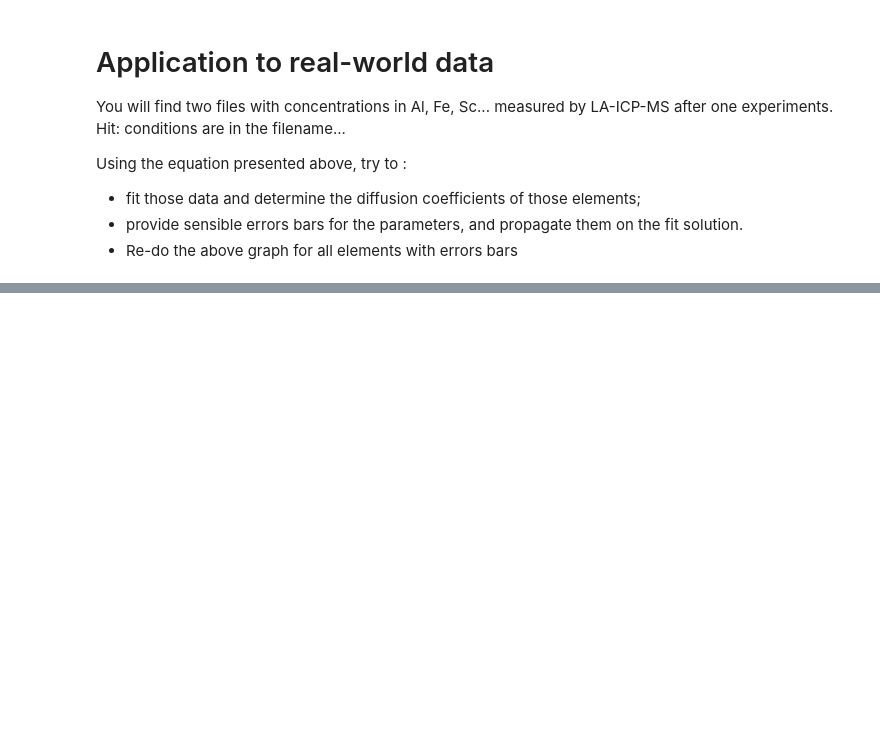
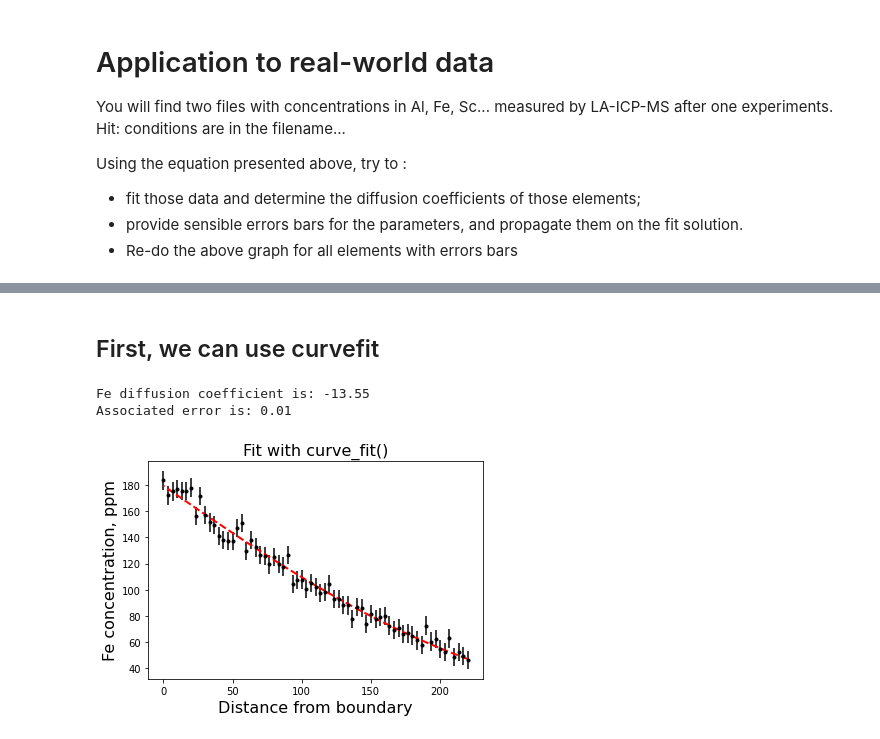
Before and after one commit to charlesll/ModelisationGeochimie, a Jupyter notebook: RealWorldProblem_OlivineDiffusion.ipynb, the cells around one changed output, grey strips where cells are left out. Drawn from its saved outputs; the diff is of its cells as text; code cells hidden in the pictures; blank space fills up the shorter version.

```diff
--- a/RealWorldProblem_OlivineDiffusion.ipynb
+++ b/RealWorldProblem_OlivineDiffusion.ipynb
@@ -111,0 +130,44 @@ Index(['ElapsedTime_s', 'Distance', 'Si29_CPS', 'Mg_ppm_m25', 'Al_ppm_m27',
+# %%
+def forward_model(x, D, c0):
+    """This is the foward model: solution in 1D of Fick diffusion
+
+    Parameters
+    ----------
+    x : 1d array
+        the distance in microns
+    D : float
+        the diffusion coefficient, in log10 m2 s-1
+    c0 : float
+        the concentration at the border
+
+    Returns
+    -------
+    c(x) : array
+        the array of the concentrations at x
+    """
+    t = 192.0*3600 # time is defined here
+    return c0*erfc(x*1e-6/(2*np.sqrt(10**D*t)))
+# %% [markdown]
+## First, we can use curvefit
+# %%
+# fit, ponderated least squares (error of 7 ppm on Fe measurements)
+popt, pcov = curve_fit(forward_model, x_obs_1, y_obs_1, sigma = ese_obs_1, p0=[-14., 180.])
+
+# error calculation, see scipy.optimize help
+perr = np.sqrt(np.diag(pcov))
+
+# make a figure
+plt.figure()
+plt.errorbar(x_obs_1,y_obs_1,yerr=7.0,fmt=".",color="k",label="data")
+plt.plot(x_obs_1, forward_model(x_obs_1, *popt), "r--", linewidth=2.0, label="curvefit model")
+
+plt.xlabel("Distance from boundary",fontsize=16)
+plt.ylabel("Fe concentration, ppm",fontsize=16)
+plt.title("Fit with curve_fit()",fontsize=16)
+
+print("Fe diffusion coefficient is: {:0.2f}".format(popt[0]))
+print("Associated error is: {:0.2f}".format(perr[0]))
+# %% [output]
+Fe diffusion coefficient is: -13.55
+Associated error is: 0.01
+[figure, added]
```
Also changed, not shown: parts of 24 cells of this notebook, 1 other file.
